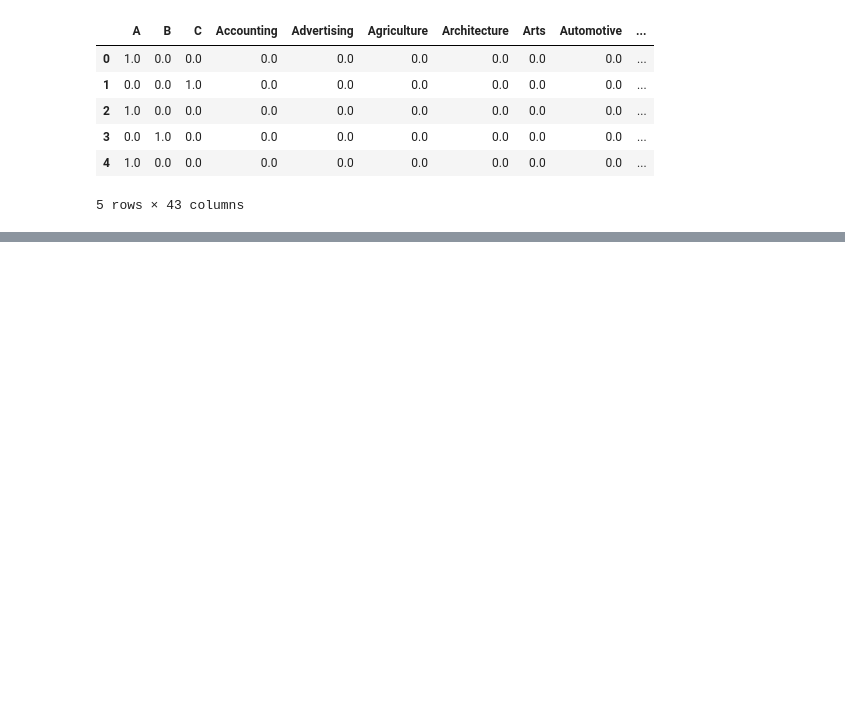
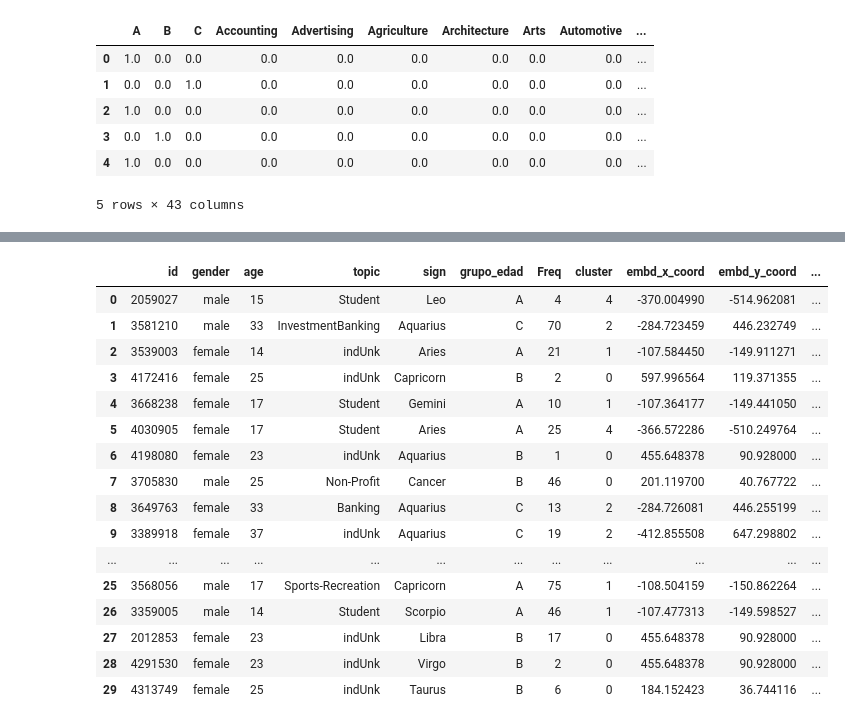
Before and after one commit to Yagwar/Whale-Jaguar, a Jupyter notebook: Clustering.ipynb, the cells around one changed output, grey strips where cells are left out. Drawn from its saved outputs; the diff is of its cells as text; code cells hidden in the pictures; blank space fills up the shorter version.

```diff
--- a/Clustering.ipynb
+++ b/Clustering.ipynb
@@ -134,0 +145,20 @@ rot_animation.save('whljgr_clustering.gif', dpi=80, writer='imagemagick')
+# %%
+author_data.head(30)
+# %% [output]
+|  | id | gender | age | topic | sign | grupo_edad | Freq | cluster | embd_x_coord | embd_y_coord | ... |
+| 0 | 2059027 | male | 15 | Student | Leo | A | 4 | 4 | -370.004990 | -514.962081 | ... |
+| 1 | 3581210 | male | 33 | InvestmentBanking | Aquarius | C | 70 | 2 | -284.723459 | 446.232749 | ... |
+| 2 | 3539003 | female | 14 | indUnk | Aries | A | 21 | 1 | -107.584450 | -149.911271 | ... |
+| 3 | 4172416 | female | 25 | indUnk | Capricorn | B | 2 | 0 | 597.996564 | 119.371355 | ... |
+| 4 | 3668238 | female | 17 | Student | Gemini | A | 10 | 1 | -107.364177 | -149.441050 | ... |
+| 5 | 4030905 | female | 17 | Student | Aries | A | 25 | 4 | -366.572286 | -510.249764 | ... |
+| 6 | 4198080 | female | 23 | indUnk | Aquarius | B | 1 | 0 | 455.648378 | 90.928000 | ... |
+| 7 | 3705830 | male | 25 | Non-Profit | Cancer | B | 46 | 0 | 201.119700 | 40.767722 | ... |
+| 8 | 3649763 | female | 33 | Banking | Aquarius | C | 13 | 2 | -284.726081 | 446.255199 | ... |
+| 9 | 3389918 | female | 37 | indUnk | Aquarius | C | 19 | 2 | -412.855508 | 647.298802 | ... |
+| ... | ... | ... | ... | ... | ... | ... | ... | ... | ... | ... | ... |
+| 25 | 3568056 | male | 17 | Sports-Recreation | Capricorn | A | 75 | 1 | -108.504159 | -150.862264 | ... |
+| 26 | 3359005 | male | 14 | Student | Scorpio | A | 46 | 1 | -107.477313 | -149.598527 | ... |
+| 27 | 2012853 | female | 23 | indUnk | Libra | B | 17 | 0 | 455.648378 | 90.928000 | ... |
+| 28 | 4291530 | female | 23 | indUnk | Virgo | B | 2 | 0 | 455.648378 | 90.928000 | ... |
+| 29 | 4313749 | female | 25 | indUnk | Taurus | B | 6 | 0 | 184.152423 | 36.744116 | ... |
```
Also changed, not shown: parts of 17 cells of this notebook, 5 other files.
